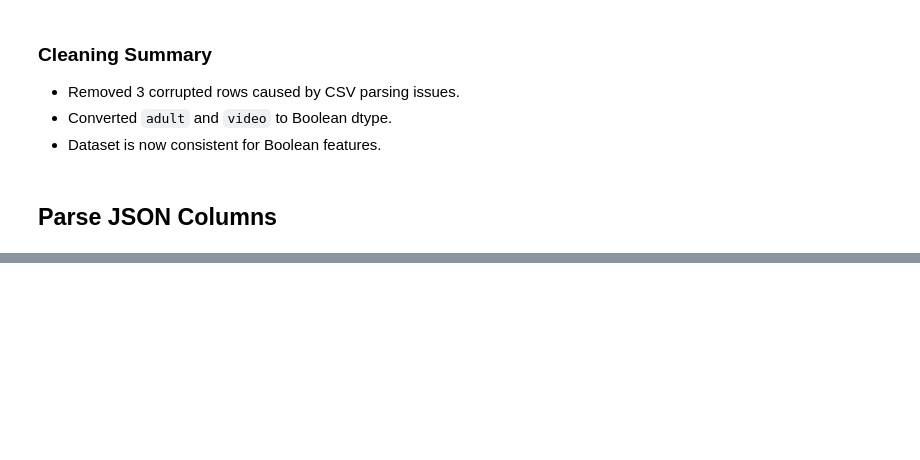
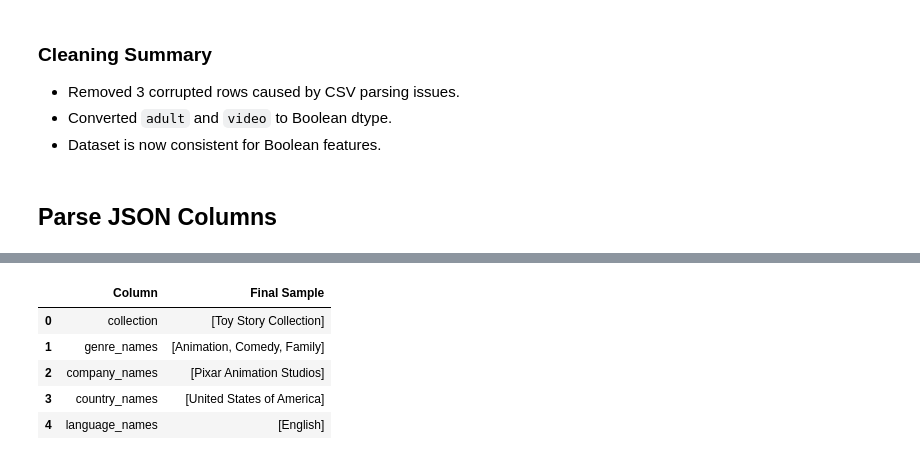
Before and after one commit to Hna2005/movie-runtime-analysis, a Jupyter notebook: notebooks/02-data-cleaning.ipynb, the cells around one changed output, grey strips where cells are left out. Saved outputs shown, nothing was run; the diff lists cells and outputs as text; code cells hidden in the pictures; blank space fills up the shorter version.

```diff
--- a/notebooks/02-data-cleaning.ipynb
+++ b/notebooks/02-data-cleaning.ipynb
@@ -116,0 +200,14 @@ sample = data["genres"].iloc[0]
+# %%
+# Verify the final results
+final_sample = pd.DataFrame({
+    'Column': parse_columns,
+    'Final Sample':  [data[col].iloc[0] for col in parse_columns]})
+
+final_sample
+# %% [output]
+|  | Column | Final Sample |
+| 0 | collection | [Toy Story Collection] |
+| 1 | genre_names | [Animation, Comedy, Family] |
+| 2 | company_names | [Pixar Animation Studios] |
+| 3 | country_names | [United States of America] |
+| 4 | language_names | [English] |
```
Also changed, not shown: parts of 8 cells of this notebook.
